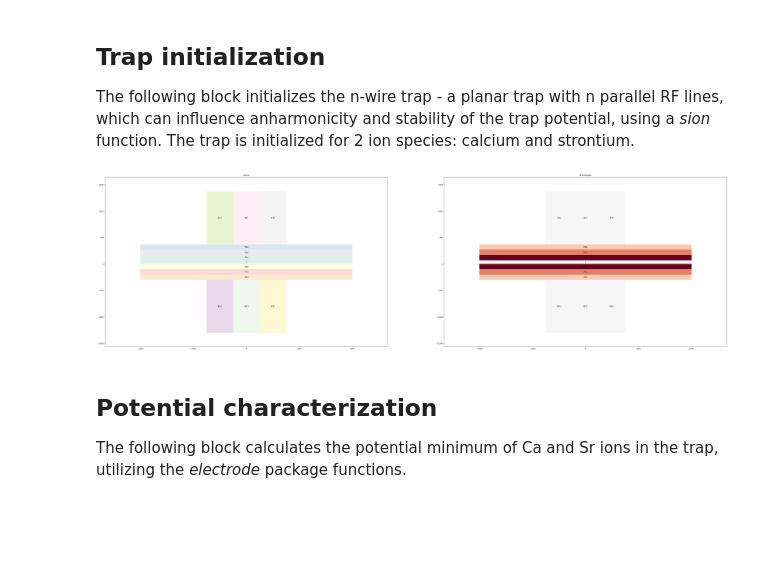
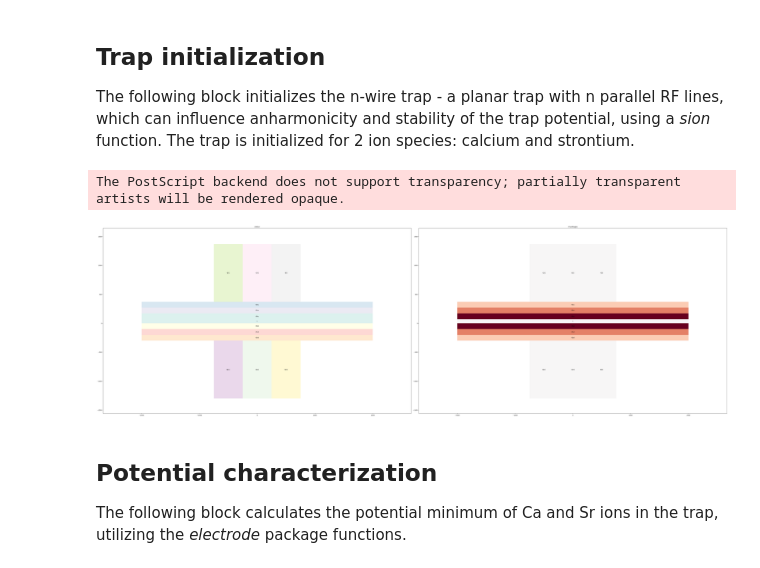
Before and after one commit to underforestaaa/Sion, a Jupyter notebook: examples/polygon_electrode_simulation.ipynb, the cells around one changed output. Drawn from its saved outputs; the diff is of its cells as text; code cells hidden in the pictures; blank space fills up the shorter version.

```diff
--- a/examples/polygon_electrode_simulation.ipynb
+++ b/examples/polygon_electrode_simulation.ipynb
@@ -26,35 +26,36 @@ The following block initializes the n-wire trap - a planar trap with n parallel
 # %%
 # Global definition of trap parameters. Used for all cells in this notebook
 L = 1e-6 # µm length scale
 Vrf = 100. # RF peak voltage in V
 M_Ca = 40*ct.atomic_mass # ion mass
 M_Sr = 88*ct.atomic_mass
 Z = 1*ct.elementary_charge # ion charge
 Omega = 2*np.pi*30e6 # RF frequency in rad/s
 # RF voltage in parametrized form so that the resulting potential equals the RF pseudopotential in eV
 Urf_Ca = Vrf*np.sqrt(Z/M_Ca)/(2*L*Omega)
 Urf_Sr = Vrf*np.sqrt(Z/M_Sr)/(2*L*Omega)
 
 
 #parameters of trap
 DCtop = [[1000,500]] #Array of lengths and widths of Top electrodes
 DCbottom = [[1000,500]] #Array of lengths and widths of Bottom electrodes
 cwidth = 70  #Width of central dc electrode
 rflength = 4000  #length of central dc, rf electrode
 rfwidth = [[100, 100], [100, 100], [100, 100]]
 patternTop = 3  #number of groups of Top dc electrodes, defined in DCtop. if None then = 1
 patternBot = 3 #same for bottom dcs
 cheight = 1000   #height of the grounded cover electrode plane
 cmax = 0  # order of the expansion of cover potential. if 0 - coder not considered, if 5 - considered with optimal precision
 n_rf = 3
 Urf_Ca = [[Urf_Ca, Urf_Ca], [Urf_Ca/2, Urf_Ca/2], [Urf_Ca/4, Urf_Ca/4]]
 Urf_Sr = [[Urf_Sr, Urf_Sr], [Urf_Sr/2, Urf_Sr/2], [Urf_Sr/4, Urf_Sr/4]]
 
 
-s_Ca, RF_electrodes, DC_electrodes = sn.n_rf_trap_design(Urf_Ca, DCtop, DCbottom, cwidth, rfwidth, rflength, n_rf = 3, L = 1e-6, patternTop=3, patternBot=3, need_coordinates = True, need_plot = True)
+s_Ca, RF_electrodes, DC_electrodes = sn.n_rf_trap_design(Urf_Ca, DCtop, DCbottom, cwidth, rfwidth, rflength, n_rf = 3, L = 1e-6, patternTop=3, patternBot=3, need_coordinates = True, need_plot = True, save_plot = 'images/n_rf_trap.eps')
 s_Sr = sn.n_rf_trap_design(Urf_Sr, DCtop, DCbottom, cwidth, rfwidth, rflength, n_rf = 3, L = 1e-6, patternTop=3, patternBot=3)
 # %% [output]
+The PostScript backend does not support transparency; partially transparent artists will be rendered opaque.
-[figure, old version]
+[figure, new version]
 # %% [markdown]
 ## Potential characterization
 
```
Also changed, not shown: parts of 4 cells of this notebook, 10 other files.
